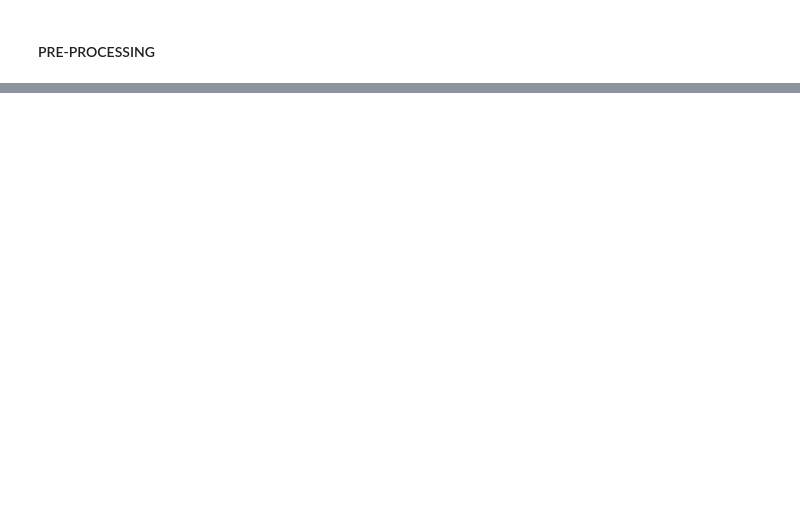
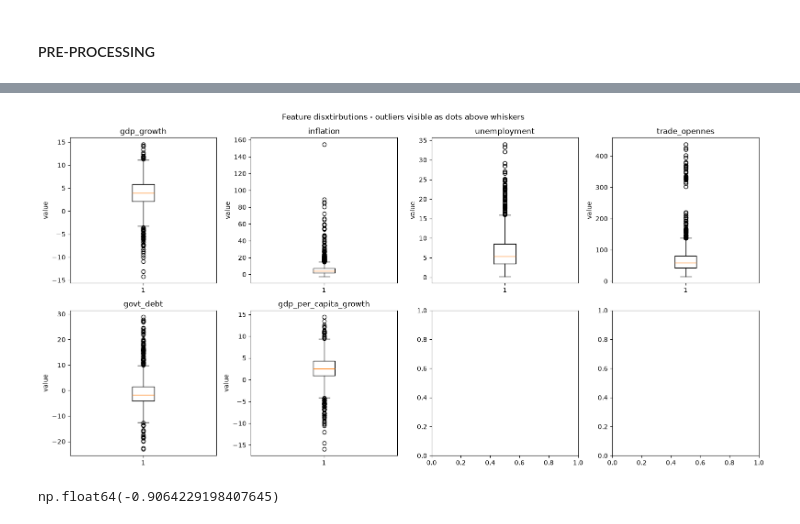
Before and after one commit to Adieltheanalyst/MambaBlock, a Jupyter notebook: Mamba_project/macro_forecasting.ipynb, the cells around one changed output, grey strips where cells are left out. Saved outputs shown, nothing was run; the diff lists cells and outputs as text; code cells hidden in the pictures; blank space fills up the shorter version.

```diff
--- a/Mamba_project/macro_forecasting.ipynb
+++ b/Mamba_project/macro_forecasting.ipynb
@@ -247,0 +315,5 @@ panel
+# %%
+import matplotlib.pyplot as plt
+
+feature_cols=[c for c in panel.columns if c not in ["country_iso3","country_name","year"]]
+print(panel[feature_cols].describe().round(2).to_string())
@@ -247,0 +330,15 @@ panel
+# %%
+for col in feature_cols:
+    Q1= panel[col].quantile(0.25)
+    Q3=panel[col].quantile(0.75)
+    IQR=Q3-Q1
+
+    outliers=panel[
+        (panel[col]<Q1-3 *IQR) |
+        (panel[col]> Q3 + 3*IQR)
+
+    ][["country_iso3","year", col]].sort_values(col,ascending=False)
+
+    if not outliers.empty:
+        print(f"\n {col} OUTLIERS")
+        print(outliers.to_string(index=False))
@@ -247,0 +363,18 @@ panel
+# %%
+fig, axes  =plt.subplots(2,4,figsize=(16,8))
+axes=axes.flatten()
+for i, col in enumerate(feature_cols):
+    axes[i].boxplot(panel[col].dropna(),vert=True)
+    axes[i].set_title(col)
+    axes[i].set_ylabel("value")
+
+plt.suptitle("Feature disxtirbutions - outliers visible as dots above whiskers")
+plt.tight_layout()
+plt.show()
+# %% [output]
+[figure, added]
+# %%
+Q3=panel["inflation"].quantile(0.01)
+Q3
+# %% [output]
+np.float64(-0.9064229198407645)
```
Also changed, not shown: parts of 18 cells of this notebook.
